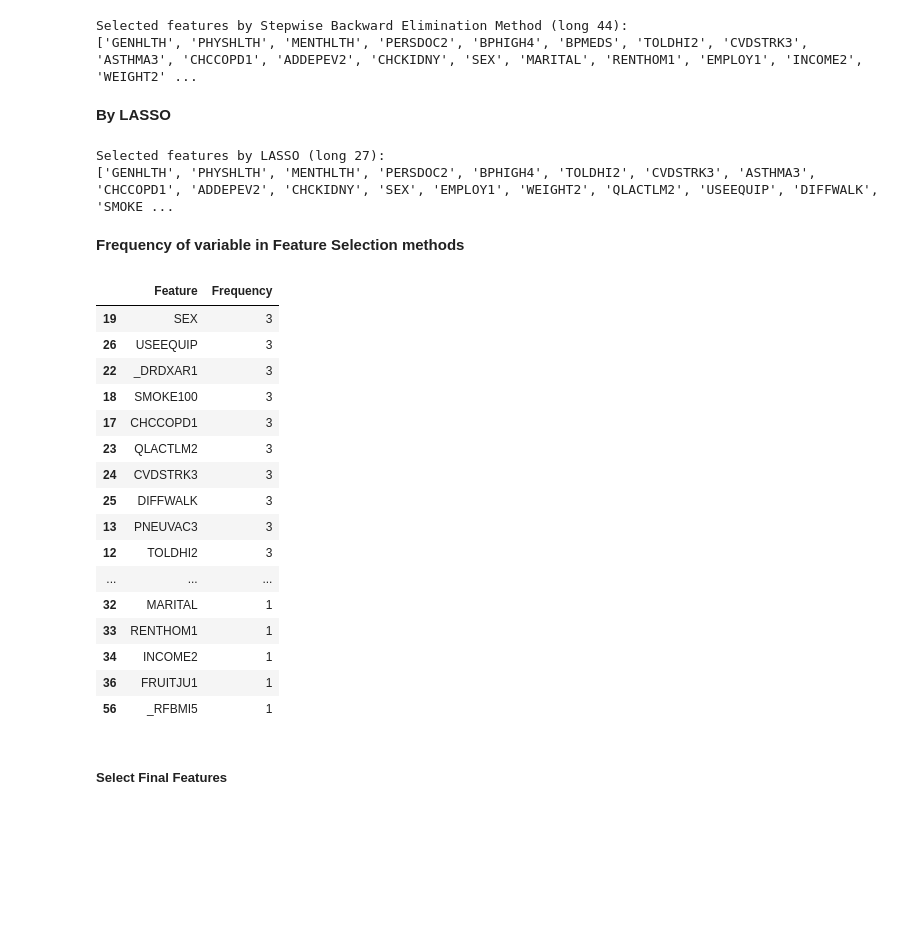
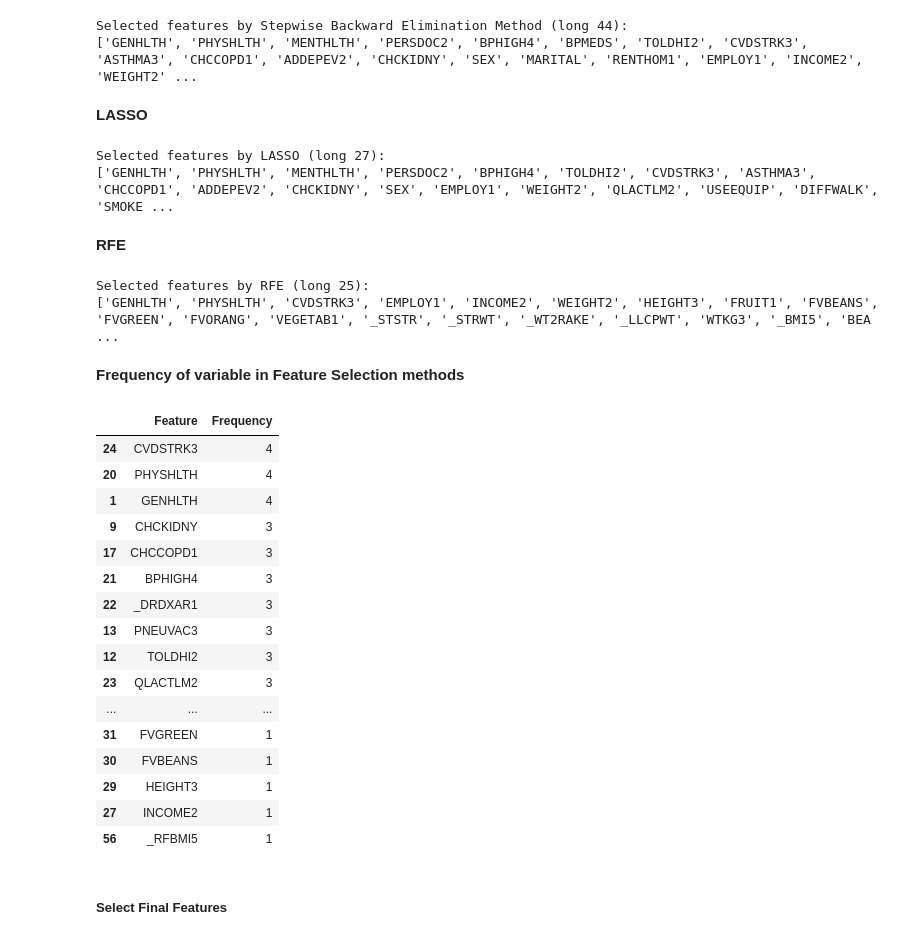
Before and after one commit to carlosla2802/TFG-repo, a Jupyter notebook: tfg_code.ipynb, the cells around one changed output. Cells and saved outputs as stored; diff of their text form; code cells hidden in the pictures; blank space fills up the shorter version.

```diff
--- a/tfg_code.ipynb
+++ b/tfg_code.ipynb
@@ -837,7 +966,7 @@ print(selected_features_backward)
 Selected features by Stepwise Backward Elimination Method (long 44):
 ['GENHLTH', 'PHYSHLTH', 'MENTHLTH', 'PERSDOC2', 'BPHIGH4', 'BPMEDS', 'TOLDHI2', 'CVDSTRK3', 'ASTHMA3', 'CHCCOPD1', 'ADDEPEV2', 'CHCKIDNY', 'SEX', 'MARITAL', 'RENTHOM1', 'EMPLOY1', 'INCOME2', 'WEIGHT2' ...
 # %% [markdown]
-**By LASSO**
+**LASSO**
 # %%
 # Assuming that df_balanced is your DataFrame and '_MICHD' is your target variable
 X = df_balanced_us.drop('_MICHD', axis=1).values
@@ -886,43 +1009,73 @@ print(selected_features_lasso)
 # %% [output]
 Selected features by LASSO (long 27):
 ['GENHLTH', 'PHYSHLTH', 'MENTHLTH', 'PERSDOC2', 'BPHIGH4', 'TOLDHI2', 'CVDSTRK3', 'ASTHMA3', 'CHCCOPD1', 'ADDEPEV2', 'CHCKIDNY', 'SEX', 'EMPLOY1', 'WEIGHT2', 'QLACTLM2', 'USEEQUIP', 'DIFFWALK', 'SMOKE ...
+# %% [markdown]
+**RFE**
+# %%
+# Separar las características y la variable objetivo
+X = df_balanced_us.drop('_MICHD', axis=1)
+y = df_balanced_us['_MICHD']
+
+# Dividir los datos en conjuntos de entrenamiento y prueba
+X_train, X_test, y_train, y_test = train_test_split(X, y, test_size=0.2, random_state=42)
+
+# Crear el modelo de árbol de decisión
+dt = DecisionTreeClassifier(random_state=42)
+
+# Crear el objeto RFE y seleccionar un número de características
+# Aquí selecciono 10 como ejemplo, pero puedes ajustar este número según tus necesidades
+selector = RFE(estimator=dt, n_features_to_select=25, step=1)
+
+# Ajustar RFE
+selector = selector.fit(X_train, y_train)
+
+# Ver las características seleccionadas
+selected_features_rfe = X_train.columns[selector.support_]
+selected_features_rfe = list(selected_features_rfe)
+
+# Print selected and unselected characteristics
+print(f'Selected features by RFE (long {len(selected_features_rfe)}):')
+print(selected_features_rfe)
+# %% [output]
+Selected features by RFE (long 25):
+['GENHLTH', 'PHYSHLTH', 'CVDSTRK3', 'EMPLOY1', 'INCOME2', 'WEIGHT2', 'HEIGHT3', 'FRUIT1', 'FVBEANS', 'FVGREEN', 'FVORANG', 'VEGETAB1', '_STSTR', '_STRWT', '_WT2RAKE', '_LLCPWT', 'WTKG3', '_BMI5', 'BEA ...
 # %% [markdown]
 **Frequency of variable in Feature Selection methods**
 # %%
 # Combine lists
-all_features = selected_features_correlations + selected_features_backward + selected_features_lasso
+all_features =  selected_features_correlations + selected_features_rfe + selected_features_lasso + selected_features_correlations
 
 # Count the times of each feature in all lists
 count = {}
 for feature in all_features:
     if feature in count:
         count[feature] += 1
     else:
         count[feature] = 1
 
 # Create the DataFrame from the dictionary
 features_freq = pd.DataFrame(list(count.items()), columns=['Feature', 'Frequency'])
 
 # Sort the DataFrame by frequency in descending order
 features_freq.sort_values('Frequency', ascending=False, inplace=True)
 features_freq
 # %% [output]
 |  | Feature | Frequency |
-| 19 | SEX | 3 |
-| 26 | USEEQUIP | 3 |
+| 24 | CVDSTRK3 | 4 |
+| 20 | PHYSHLTH | 4 |
+| 1 | GENHLTH | 4 |
+| 9 | CHCKIDNY | 3 |
+| 17 | CHCCOPD1 | 3 |
+| 21 | BPHIGH4 | 3 |
 | 22 | _DRDXAR1 | 3 |
-| 18 | SMOKE100 | 3 |
-| 17 | CHCCOPD1 | 3 |
-| 23 | QLACTLM2 | 3 |
-| 24 | CVDSTRK3 | 3 |
-| 25 | DIFFWALK | 3 |
 | 13 | PNEUVAC3 | 3 |
 | 12 | TOLDHI2 | 3 |
+| 23 | QLACTLM2 | 3 |
 | ... | ... | ... |
-| 32 | MARITAL | 1 |
-| 33 | RENTHOM1 | 1 |
-| 34 | INCOME2 | 1 |
-| 36 | FRUITJU1 | 1 |
+| 31 | FVGREEN | 1 |
+| 30 | FVBEANS | 1 |
+| 29 | HEIGHT3 | 1 |
+| 27 | INCOME2 | 1 |
 | 56 | _RFBMI5 | 1 |
 # %% [markdown]
 ##### **Select Final Features**
```
Also changed, not shown: parts of 12 cells of this notebook, 4 other files.
